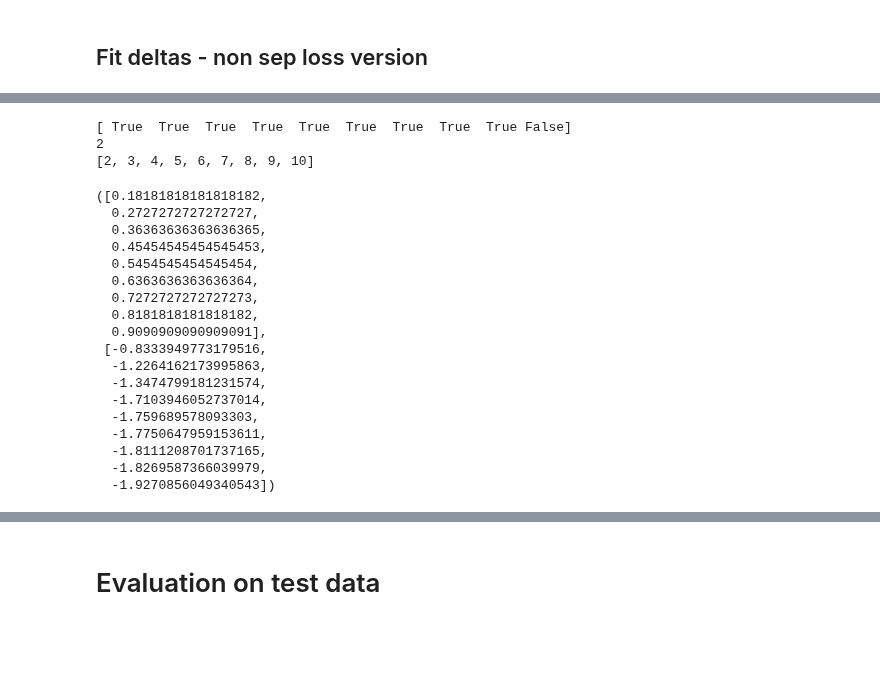
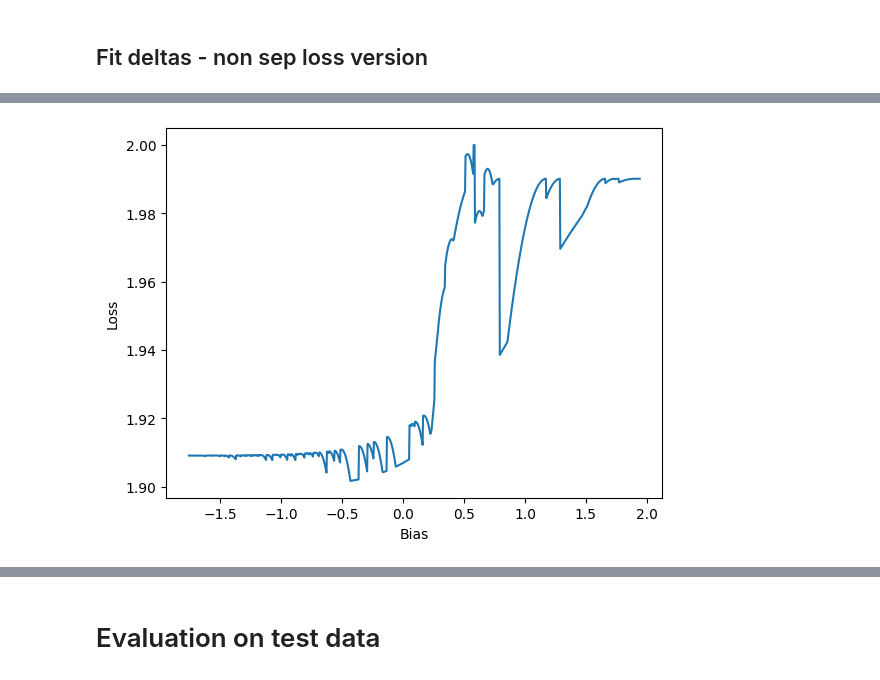
Before and after one commit to mattclifford1/linear_confidence, a Jupyter notebook: notebooks-non-sep/Gaussian_non_sep.ipynb, the cells around one changed output, grey strips where cells are left out. Saved outputs shown, nothing was run; the diff lists cells and outputs as text; code cells hidden in the pictures; blank space fills up the shorter version.

```diff
--- a/notebooks-non-sep/Gaussian_non_sep.ipynb
+++ b/notebooks-non-sep/Gaussian_non_sep.ipynb
@@ -74,24 +77,5 @@ deltas = non_sep.deltas(
-# %%
-deltas.get_generalisation_error(1, only_furthest=False)
-# %% [output]
-[ True  True  True  True  True  True  True  True  True False]
-2
-[2, 3, 4, 5, 6, 7, 8, 9, 10]
-([0.18181818181818182,
-  0.2727272727272727,
-  0.36363636363636365,
-  0.45454545454545453,
-  0.5454545454545454,
-  0.6363636363636364,
-  0.7272727272727273,
-  0.8181818181818182,
-  0.9090909090909091],
- [-0.8333949773179516,
-  -1.2264162173995863,
-  -1.3474799181231574,
-  -1.7103946052737014,
-  -1.759689578093303,
-  -1.7750647959153611,
-  -1.8111208701737165,
-  -1.8269587366039979,
-  -1.9270856049340543])
+# %%
+deltas = non_sep.deltas(
+    clf).fit(X, y, _plot=True, only_furtherest_k=False, loss_type='max', res=1000)
+# %% [output]
+[figure, added]
```
Also changed, not shown: parts of 8 cells of this notebook, 1 other file.
